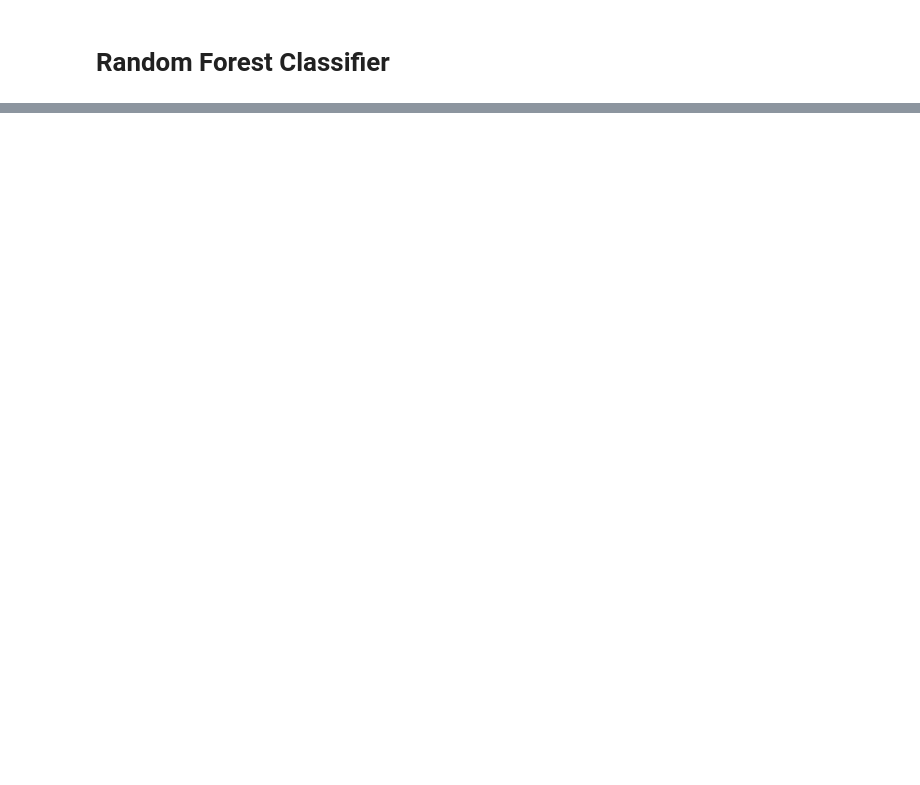
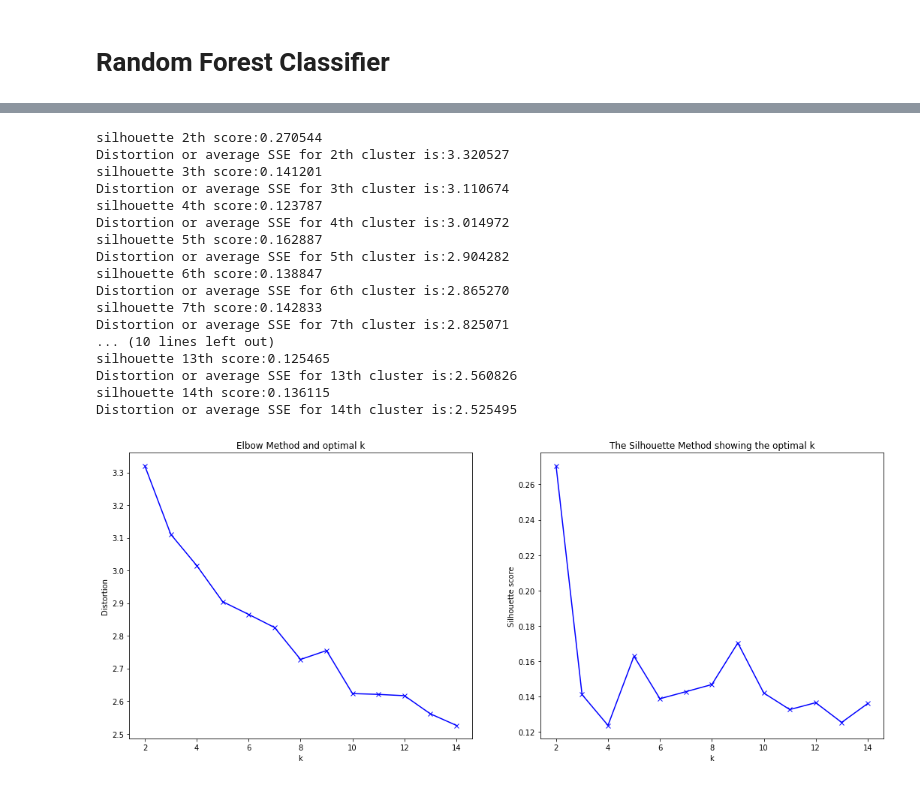
Before and after one commit to chandan188/CE888-DSDN-Assignment2FinalReport, a Jupyter notebook: bank_dataset_1.ipynb, the cells around one changed output, grey strips where cells are left out. Drawn from its saved outputs; the diff is of its cells as text; code cells hidden in the pictures; blank space fills up the shorter version.

```diff
--- a/bank_dataset_1.ipynb
+++ b/bank_dataset_1.ipynb
@@ -251,0 +315,53 @@ weighted avg       0.80      0.80      0.80      2233
+# %%
+ # Elbow Method
+
+from sklearn.cluster import KMeans
+from sklearn import metrics
+from scipy.spatial.distance import cdist
+import numpy as np
+import matplotlib.pyplot as plt
+
+distortions = []
+silhouette_scores=[]
+K = range(2,15)
+for k in K:
+    kmeanModel = KMeans(n_clusters=k).fit(X_train_std)
+    kmeanModel.fit(X_train_std)
+    labels = kmeanModel.labels_
+    silhouette_score=metrics.silhouette_score(X_train_std, labels, metric='euclidean')
+    silhouette_scores.append(silhouette_score)
+    print("silhouette %dth score:%f "%(k, silhouette_score))
+    avg_sse=(sum(np.min(cdist(X_train_std, kmeanModel.cluster_centers_, 'euclidean'), axis=1)) / X_train_std.shape[0])
+    distortions.append(avg_sse)
+    print("Distortion or average SSE for %dth cluster is:%f "%(k, avg_sse))
+
+fig, (ax1, ax2) = plt.subplots(1, 2)
+fig.set_size_inches(18, 7)
+ax1.plot(K, distortions, 'bx-')
+ax1.set_xlabel('k')
+ax1.set_ylabel('Distortion')
+ax1.set_title('Elbow Method and optimal k')
+ax2.plot(K, silhouette_scores, 'bx-')
+ax2.set_xlabel('k')
+ax2.set_ylabel('Silhouette score')
+ax2.set_title('The Silhouette Method showing the optimal k')
+plt.show()
+# %% [output]
+silhouette 2th score:0.270544
+Distortion or average SSE for 2th cluster is:3.320527
+silhouette 3th score:0.141201
+Distortion or average SSE for 3th cluster is:3.110674
+silhouette 4th score:0.123787
+Distortion or average SSE for 4th cluster is:3.014972
+silhouette 5th score:0.162887
+Distortion or average SSE for 5th cluster is:2.904282
+silhouette 6th score:0.138847
+Distortion or average SSE for 6th cluster is:2.865270
+silhouette 7th score:0.142833
+Distortion or average SSE for 7th cluster is:2.825071
+... (10 lines left out)
+silhouette 13th score:0.125465
+Distortion or average SSE for 13th cluster is:2.560826
+silhouette 14th score:0.136115
+Distortion or average SSE for 14th cluster is:2.525495
+[figure, added]
```
Also changed, not shown: parts of 12 cells of this notebook, 2 other files.
